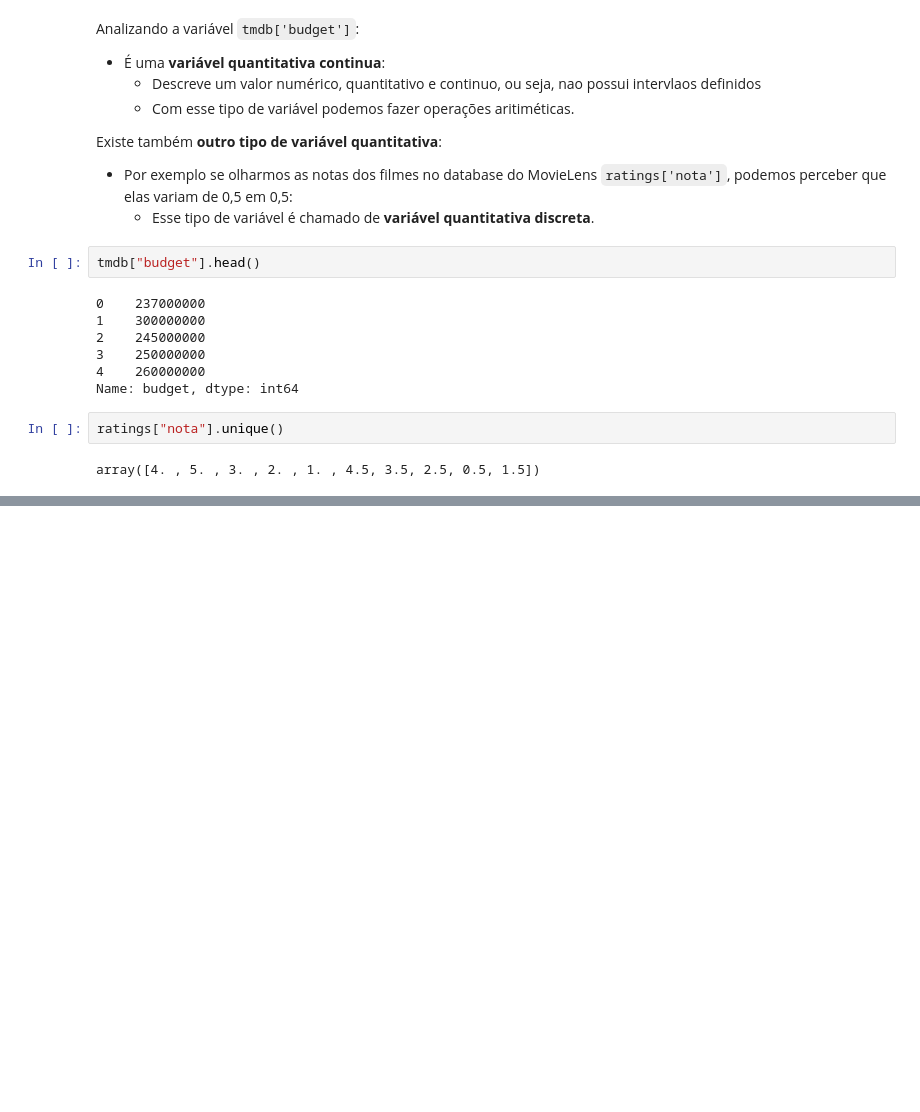
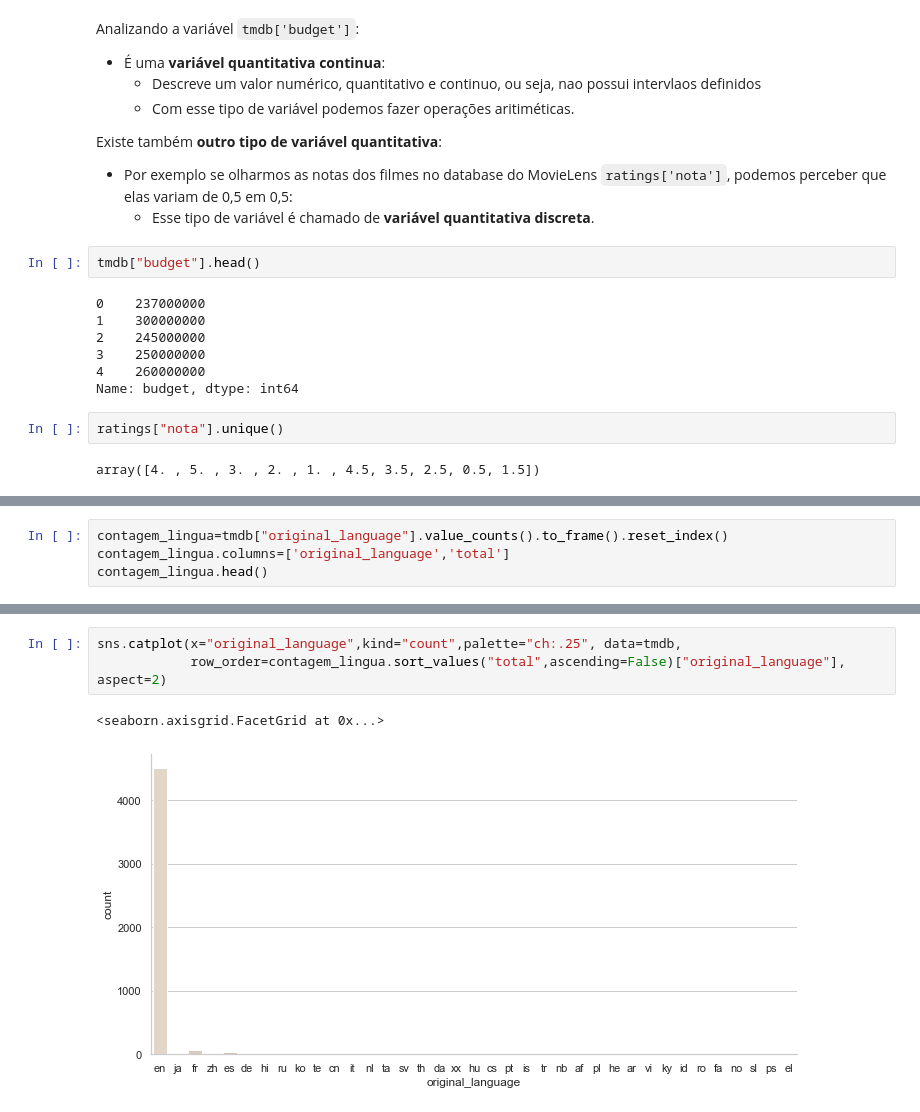
Before and after one commit to juancostaa/Alura-Data-Science-Studies, a Jupyter notebook: introducao-a-data-science-aula0/Alura-DataScience.ipynb, the cells around one changed output, grey strips where cells are left out. Cells and saved outputs as stored; diff of their text form; blank space fills up the shorter version.

```diff
--- a/introducao-a-data-science-aula0/Alura-DataScience.ipynb
+++ b/introducao-a-data-science-aula0/Alura-DataScience.ipynb
@@ -249,0 +258,4 @@ array([4. , 5. , 3. , 2. , 1. , 4.5, 3.5, 2.5, 0.5, 1.5])
+# %%
+contagem_lingua=tmdb["original_language"].value_counts().to_frame().reset_index()
+contagem_lingua.columns=['original_language','total']
+contagem_lingua.head()
@@ -249,0 +269,6 @@ array([4. , 5. , 3. , 2. , 1. , 4.5, 3.5, 2.5, 0.5, 1.5])
+# %%
+sns.catplot(x="original_language",kind="count",palette="ch:.25", data=tmdb,
+            row_order=contagem_lingua.sort_values("total",ascending=False)["original_language"], aspect=2)
+# %% [output]
+<seaborn.axisgrid.FacetGrid at 0x...>
+[figure, added]
```
Also changed, not shown: parts of 12 cells of this notebook.
